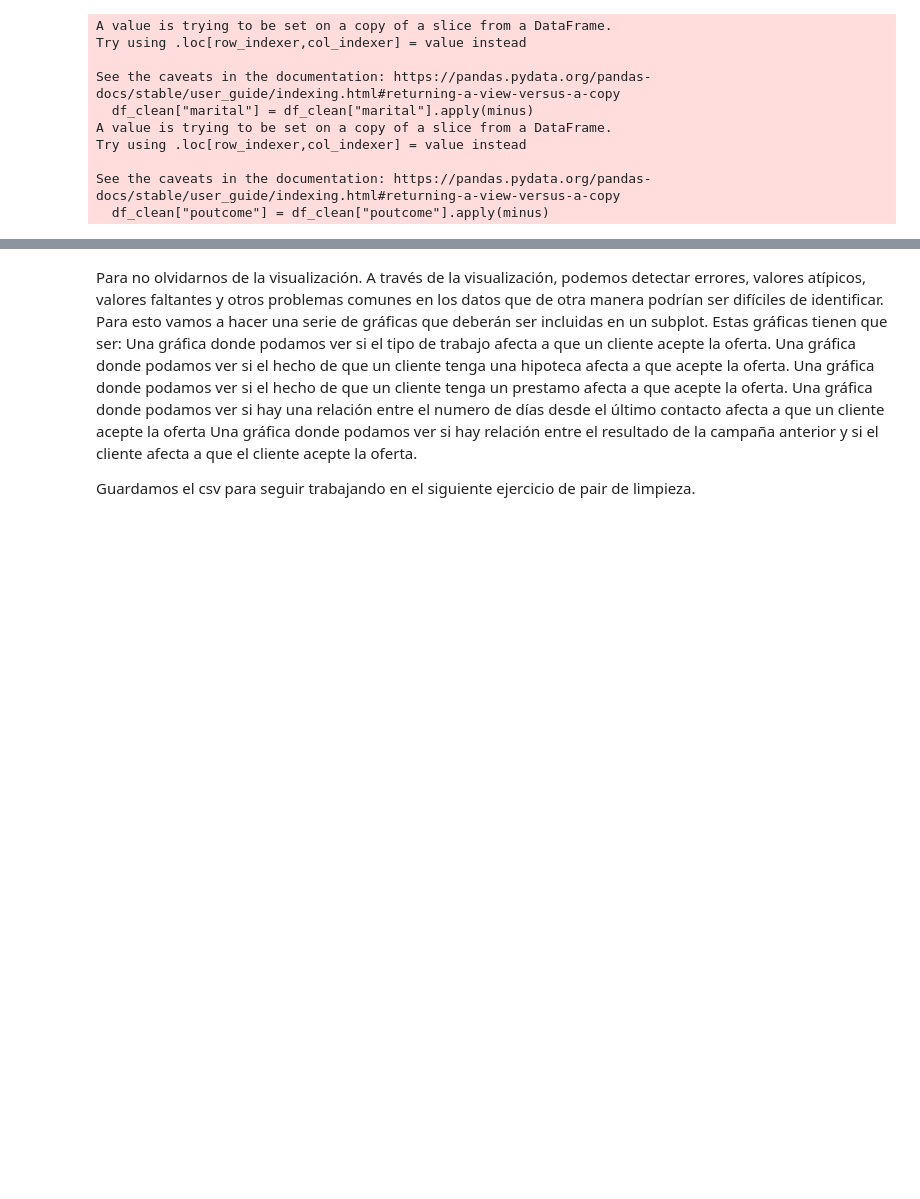
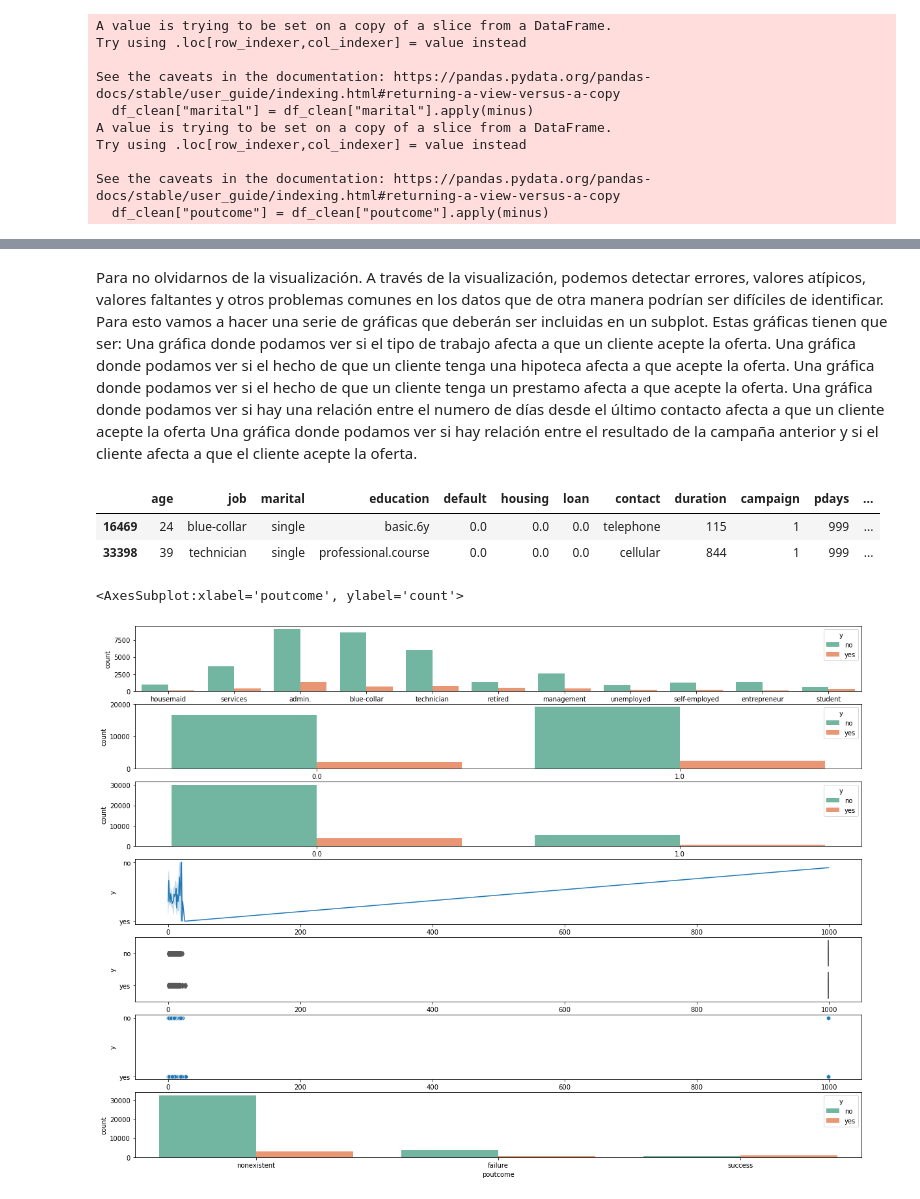
Before and after one commit to Adalab/promo_d_da_modulo2_sprint2_Cristina-Paloma, a Jupyter notebook: Limpieza/limpieza-leccionI-introduccion.ipynb, the cells around one changed output, grey strips where cells are left out. Drawn from its saved outputs; the diff is of its cells as text; code cells hidden in the pictures; blank space fills up the shorter version.

Commit message:
Terminamos los ejercicios de limpieza

```diff
--- a/Limpieza/limpieza-leccionI-introduccion.ipynb
+++ b/Limpieza/limpieza-leccionI-introduccion.ipynb
@@ -279,5 +277,26 @@ Una gráfica donde podamos ver si el hecho de que un cliente tenga una hipoteca
 Una gráfica donde podamos ver si el hecho de que un cliente tenga un prestamo afecta a que acepte la oferta.
 Una gráfica donde podamos ver si hay una relación entre el numero de días desde el último contacto afecta a que un cliente acepte la oferta
 Una gráfica donde podamos ver si hay relación entre el resultado de la campaña anterior y si el cliente afecta a que el cliente acepte la oferta.
-
-Guardamos el csv para seguir trabajando en el siguiente ejercicio de pair de limpieza.
+# %%
+df_clean.sample(2)
+# %% [output]
+|  | age | job | marital | education | default | housing | loan | contact | duration | campaign | pdays | ... |
+| 16469 | 24 | blue-collar | single | basic.6y | 0.0 | 0.0 | 0.0 | telephone | 115 | 1 | 999 | ... |
+| 33398 | 39 | technician | single | professional.course | 0.0 | 0.0 | 0.0 | cellular | 844 | 1 | 999 | ... |
+# %%
+fig,ax = plt.subplots(7,1, figsize = (20,15))
+
+sns.countplot(x='job', data = df_clean, hue='y', ax= ax[0], palette = 'Set2')
+
+sns.countplot(x='housing', data = df_clean, hue='y', ax= ax[1], palette = 'Set2')
+
+sns.countplot(x='loan', data = df_clean, hue='y', ax= ax[2], palette = 'Set2')
+
+sns.lineplot(x='pdays', y='y', data = df_clean, ax= ax[3], palette = 'Set2')
+sns.boxplot(x='pdays', y='y', data = df_clean, ax= ax[4], palette = 'Set2')
+sns.scatterplot(x='pdays', y='y', data = df_clean, ax= ax[5], palette = 'Set2')
+
+sns.countplot(x='poutcome', data = df_clean, hue='y', ax= ax[6], palette = 'Set2')
+# %% [output]
+<AxesSubplot:xlabel='poutcome', ylabel='count'>
+[figure, added]
```
Also changed, not shown: parts of 8 cells of this notebook, 2 other files.
